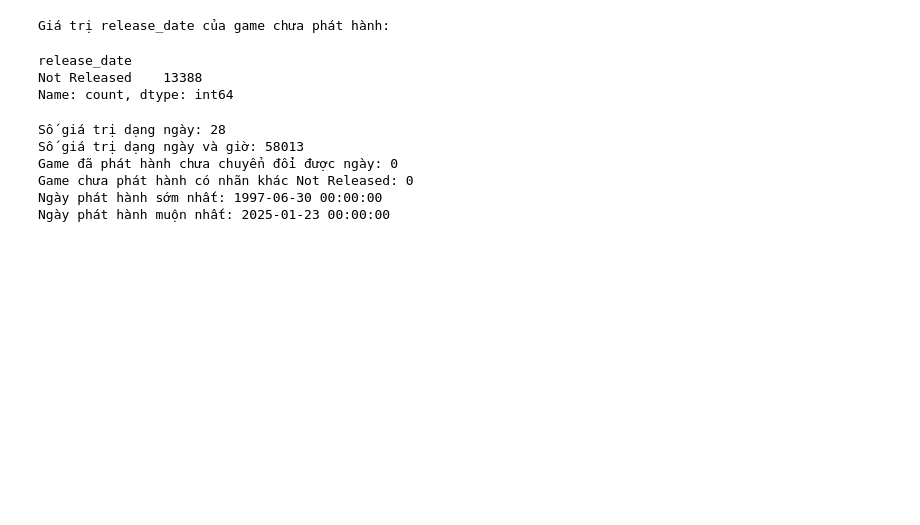
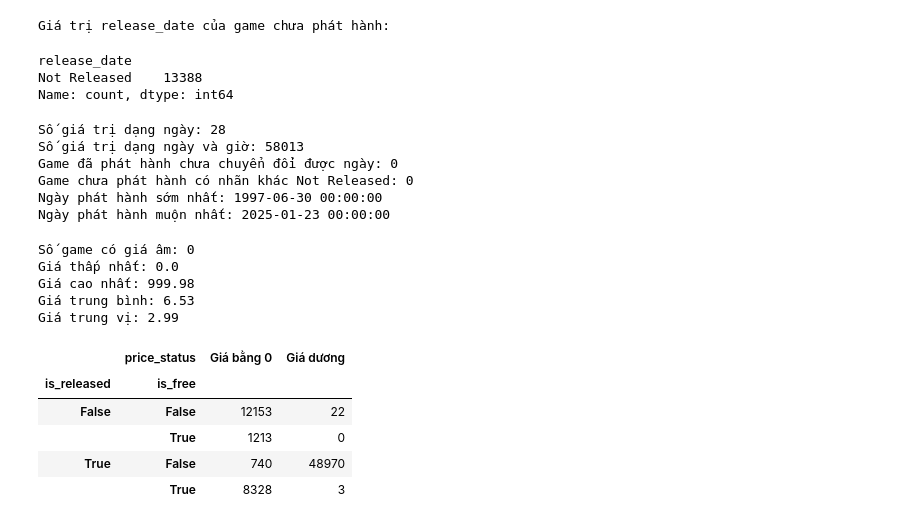
Before and after one commit to Duongvutung/Steam-Market-Intelligence-What-Makes-a-Game-Succeed-on-Steam, a Jupyter notebook: notebooks/01_cleaning.ipynb, the cells around one changed output. Drawn from its saved outputs; the diff is of its cells as text; code cells hidden in the pictures; blank space fills up the shorter version.

```diff
--- a/notebooks/01_cleaning.ipynb
+++ b/notebooks/01_cleaning.ipynb
@@ -303,3 +263,38 @@ Game đã phát hành chưa chuyển đổi được ngày: 0
 Game chưa phát hành có nhãn khác Not Released: 0
 Ngày phát hành sớm nhất: 1997-06-30 00:00:00
 Ngày phát hành muộn nhất: 2025-01-23 00:00:00
+# %%
+price = df["price_initial (USD)"]
+
+print("Số game có giá âm:", (price < 0).sum())
+print("Giá thấp nhất:", price.min())
+print("Giá cao nhất:", price.max())
+print("Giá trung bình:", round(price.mean(), 2))
+print("Giá trung vị:", price.median())
+
+price_status = pd.Series(
+    "Không xác định", index=df.index, name="price_status"
+)
+
+price_status.loc[price == 0] = "Giá bằng 0"
+price_status.loc[price > 0] = "Giá dương"
+price_status.loc[price < 0] = "Giá âm"
+
+display(
+    pd.crosstab(
+        index=[df["is_released"], df["is_free"]],
+        columns=price_status
+    )
+)
+# %% [output]
+Số game có giá âm: 0
+Giá thấp nhất: 0.0
+Giá cao nhất: 999.98
+Giá trung bình: 6.53
+Giá trung vị: 2.99
+|  | price_status | Giá bằng 0 | Giá dương |
+| is_released | is_free |  |  |
+| False | False | 12153 | 22 |
+|  | True | 1213 | 0 |
+| True | False | 740 | 48970 |
+|  | True | 8328 | 3 |
```
Also changed, not shown: parts of 2 cells of this notebook, 1 other file.
